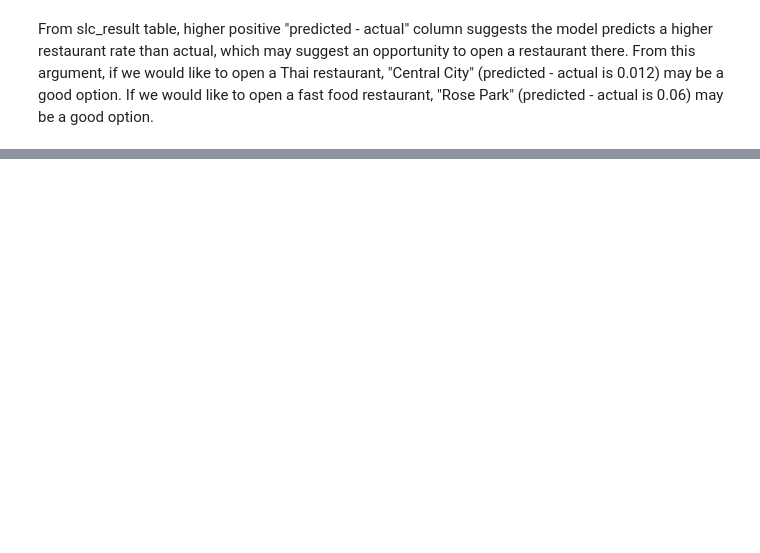
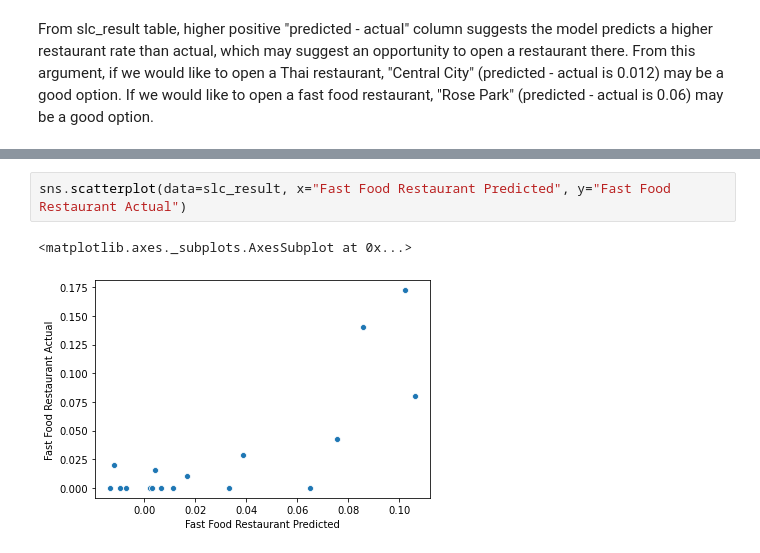
Before and after one commit to kanzhang36/Coursera_Capstone, a Jupyter notebook: Capstone Project Week5 Restaurant in SLC.ipynb, the cells around one changed output, grey strips where cells are left out. Saved outputs shown, nothing was run; the diff lists cells and outputs as text; blank space fills up the shorter version.

```diff
--- a/Capstone Project Week5 Restaurant in SLC.ipynb
+++ b/Capstone Project Week5 Restaurant in SLC.ipynb
@@ -976,0 +982,5 @@ From slc_result table, higher positive "predicted - actual" column suggests the
+# %%
+sns.scatterplot(data=slc_result, x="Fast Food Restaurant Predicted", y="Fast Food Restaurant Actual")
+# %% [output]
+<matplotlib.axes._subplots.AxesSubplot at 0x...>
+[figure, added]
```
Also changed, not shown: parts of 1 cell of this notebook.
